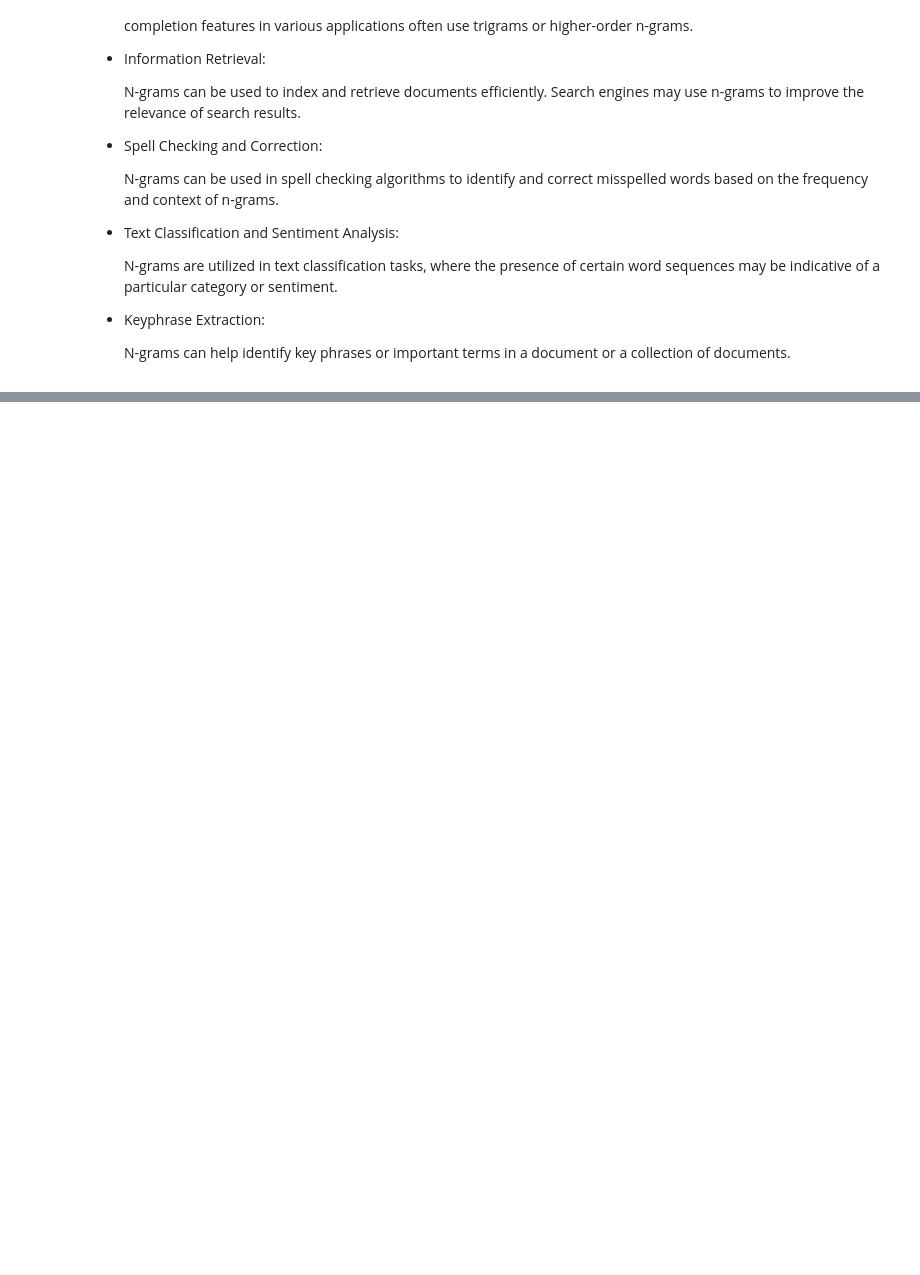
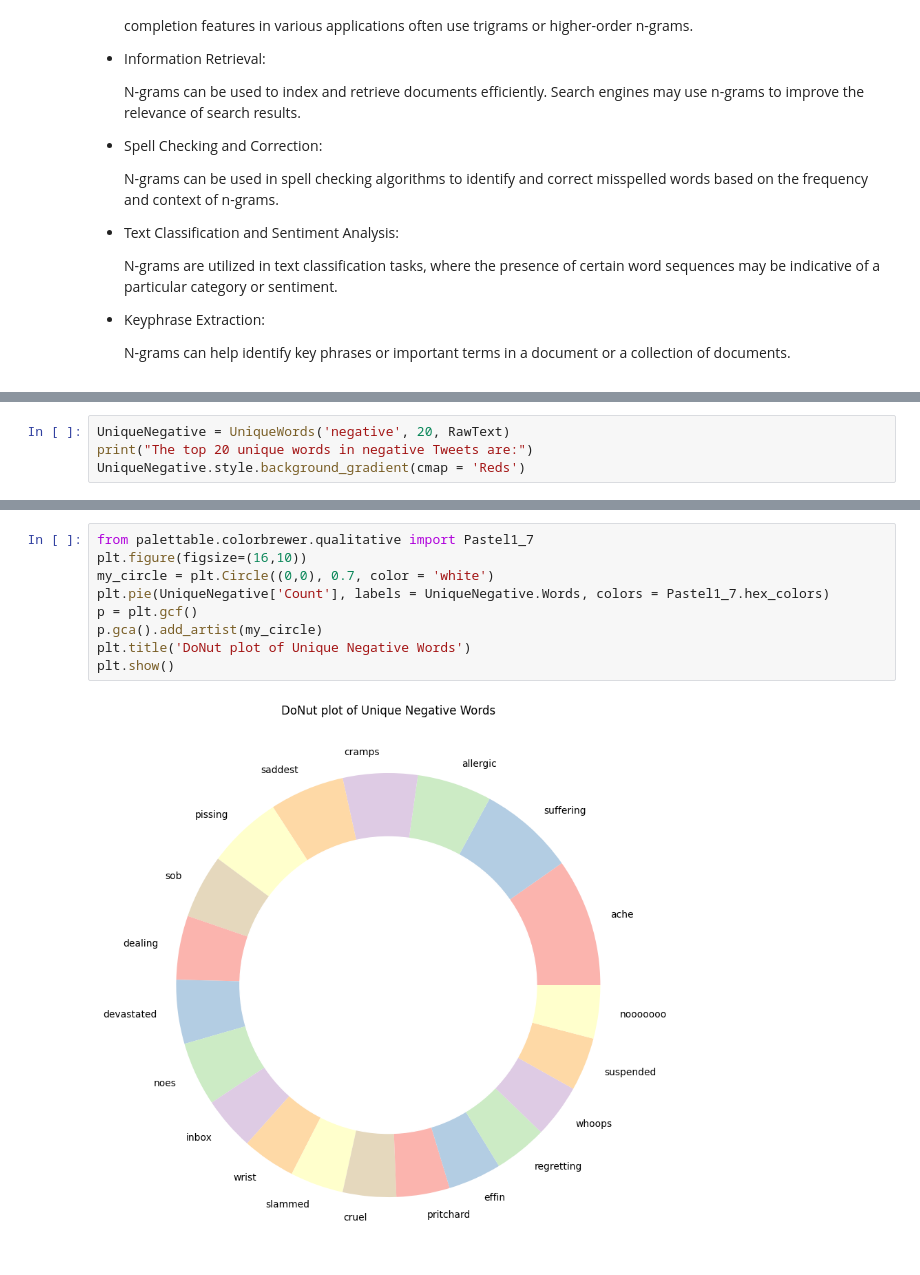
Before and after one commit to abhi1ranjan/NLP-Practice, a Jupyter notebook: Twitter_sentiment_Extaction_Analysis,EDA_and_Model.ipynb, the cells around one changed output, grey strips where cells are left out. Cells and saved outputs as stored; diff of their text form; blank space fills up the shorter version.

```diff
--- a/Twitter_sentiment_Extaction_Analysis,EDA_and_Model.ipynb
+++ b/Twitter_sentiment_Extaction_Analysis,EDA_and_Model.ipynb
@@ -652,0 +743,4 @@ Here are some key applications of N-gram analysis:
+# %%
+UniqueNegative = UniqueWords('negative', 20, RawText)
+print("The top 20 unique words in negative Tweets are:")
+UniqueNegative.style.background_gradient(cmap = 'Reds')
@@ -652,0 +771,11 @@ Here are some key applications of N-gram analysis:
+# %%
+from palettable.colorbrewer.qualitative import Pastel1_7
+plt.figure(figsize=(16,10))
+my_circle = plt.Circle((0,0), 0.7, color = 'white')
+plt.pie(UniqueNegative['Count'], labels = UniqueNegative.Words, colors = Pastel1_7.hex_colors)
+p = plt.gcf()
+p.gca().add_artist(my_circle)
+plt.title('DoNut plot of Unique Negative Words')
+plt.show()
+# %% [output]
+[figure, added]
```
Also changed, not shown: parts of 17 cells of this notebook.
